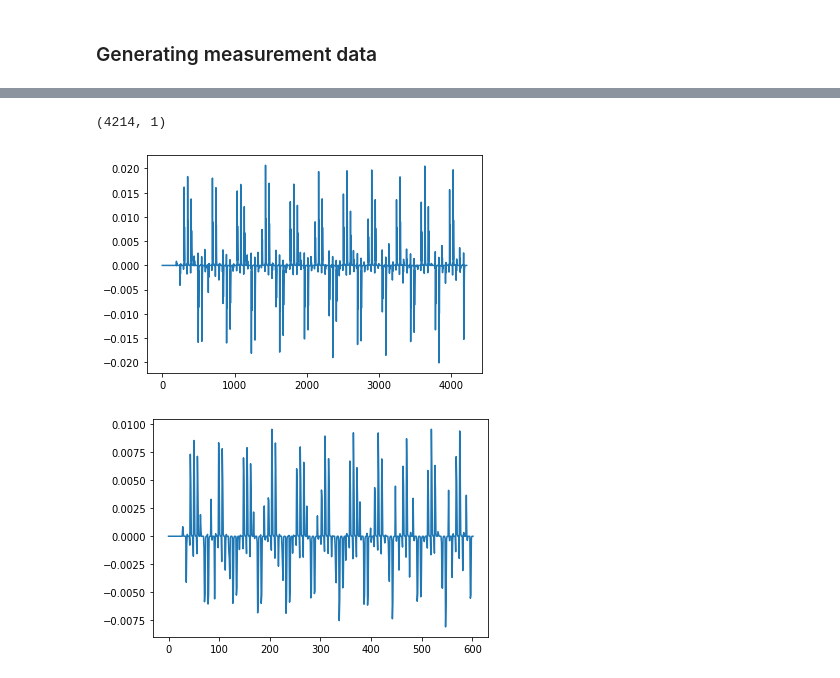
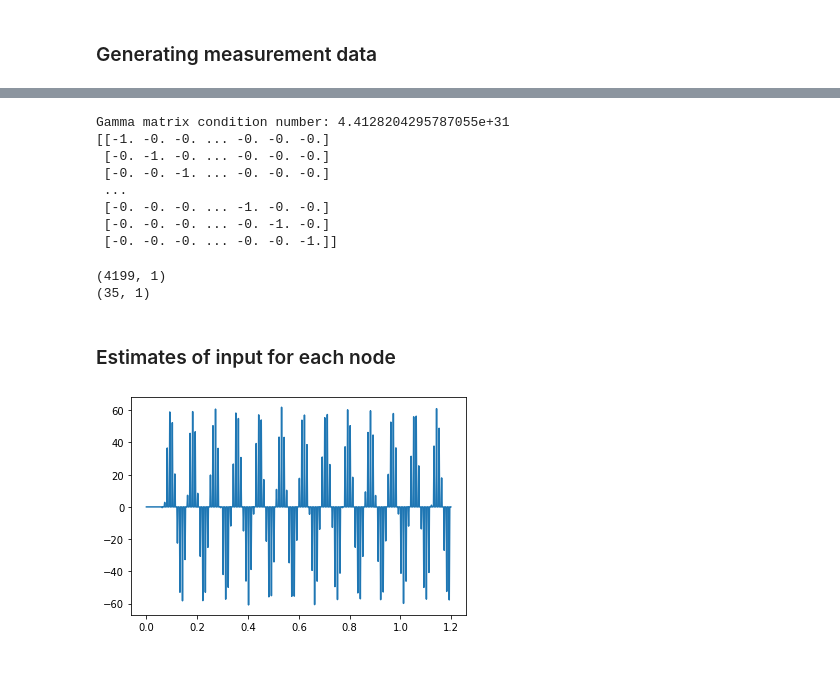
Before and after one commit to urho-h/torque_estimation_masters, a Jupyter notebook: notebooks/test_ikonen_ot.ipynb, the cells around one changed output, grey strips where cells are left out. Cells and saved outputs as stored; diff of their text form; code cells hidden in the pictures.

```diff
--- a/notebooks/test_ikonen_ot.ipynb
+++ b/notebooks/test_ikonen_ot.ipynb
@@ -188,7 +192,7 @@ def L(input_shape):
     I = np.eye(input_shape)
     L = -I + np.diag(np.ones(input_shape-1), 1)
 
-    return L
+    return I
 # %% [markdown]
 ### Convex optimization problem
 # %% [markdown]
@@ -348,32 +367,48 @@ Here an observation matrix is defined for measuring the angles and speeds at nod
 # %%
-n = 7 # number of measurements in the batch
-dofs = 7
-estimates = np.zeros((n*dofs, 1))
+n = 5 # number of measurements in the batch
+n_inputs = 7
+estimates = np.zeros((n*n_inputs-1, 1))
+estimates_list = []
 idx = 0
 
-obs = np.array([[0, 0, 0, 1, 0, 0, 0, 0, 0, 0, 0, 0, 0, 0],
-                [0, 0, 0, 0, 1, 0, 0, 0, 0, 0, 0, 0, 0, 0],
-                [0, 0, 0, 0, 0, 0, 0, 0, 0, 0, 1, 0, 0, 0],
-                [0, 0, 0, 0, 0, 0, 0, 0, 0, 0, 0, 1, 0, 0]])
+obs = np.array([[0, 0, 0, 1, 0, 0, 0, 0, 0, 0, 0, 0, 0],
+                [0, 0, 0, 0, 0, 0, 0, 0, 0, 1, 0, 0, 0],
+                [0, 0, 0, 0, 0, 0, 0, 0, 0, 0, 1, 0, 0]]) # observation matrix for the measurements
 
-gam = gamma(A, B, obs, n)
-reg = L(7*n) # size: number of nodes times number of timesteps
-for i in range(int((yout.shape[0]-(yout.shape[0]%7))/n)):
-    y = np.hstack([yout[idx:idx+n, 3:5], yout[idx:idx+n, 10:12]])
-    idx += n
-    meas_batch = construct_measurement(n, y)
-    estimate = convex_optimization_problem(meas_batch, gam, reg, lam=1e-20)
-    estimates = np.vstack([estimates, estimate])
+gam = gamma(A_mod_rand, B_mod_rand, obs, n)
+print('Gamma matrix condition number:', np.linalg.cond(gam))
+reg = L(n_inputs*n) # size: number of nodes times number of timesteps
+#reg[0::7,0::7] += 1
+print(reg)
+# %% [output]
+Gamma matrix condition number: 4.4128204295787055e+31
+[[-1. -0. -0. ... -0. -0. -0.]
+ [-0. -1. -0. ... -0. -0. -0.]
+ [-0. -0. -1. ... -0. -0. -0.]
+ ...
+ [-0. -0. -0. ... -1. -0. -0.]
+ [-0. -0. -0. ... -0. -1. -0.]
+ [-0. -0. -0. ... -0. -0. -1.]]
-# %%
-print(estimates.shape)
-plt.plot(estimates)
-plt.show()
-# %% [output]
-(4214, 1)
-[figure, removed]
-# %%
-node0_estimates = estimates[0::7]
-plt.plot(node0_estimates)
-plt.show()
-# %% [output]
-[figure, removed]
+# %%
+for i in range(int((yout_modded.shape[0]-(yout_modded.shape[0]%7))/n)):
+    y = np.hstack([yout_modded[idx:idx+n, 3:4], yout_modded[idx:idx+n, 10:12]])
+    idx += n
+    meas_batch = construct_measurement(n, y)
+    estimate = convex_optimization_problem(meas_batch, gam, reg, lam=1e-20)
+    estimates = np.vstack([estimates, estimate])
+    estimates_list.append(estimate)
+
+print(estimates.shape)
+print(estimates_list[-1].shape)
+# %% [output]
+(4199, 1)
+(35, 1)
+# %% [markdown]
+### Estimates of input for each node
+# %%
+plt.plot(t, estimates[0::7], label='node 0')
+#plt.ylim(0,50000)
+#plt.xlim(0,100)
+plt.show()
+# %% [output]
+[figure, added]
```
Also changed, not shown: parts of 22 cells of this notebook.
